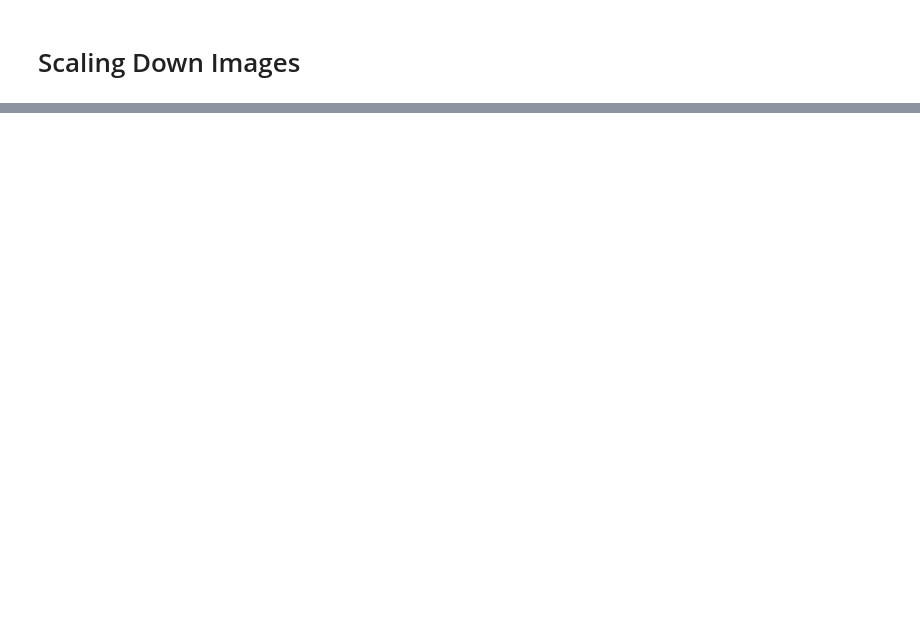
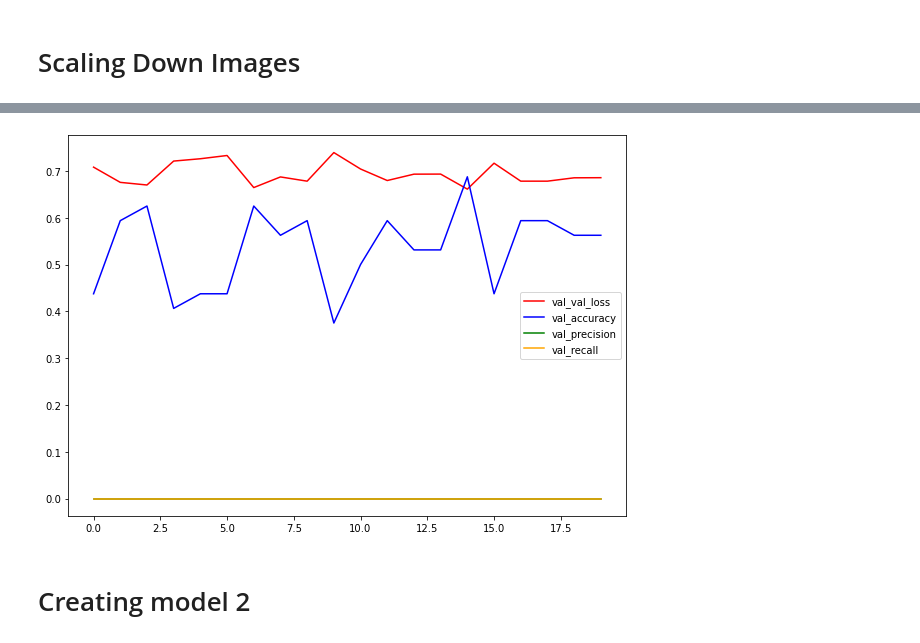
Before and after one commit to AndriievskyiN/bee_swarming_detection, a Jupyter notebook: main.ipynb, the cells around one changed output, grey strips where cells are left out. Saved outputs shown, nothing was run; the diff lists cells and outputs as text; code cells hidden in the pictures; blank space fills up the shorter version.

```diff
--- a/main.ipynb
+++ b/main.ipynb
@@ -91,0 +191,12 @@ batch = data.as_numpy_iterator().next()
+# %%
+hist1_df = pd.DataFrame(hist1.history)
+plt.figure(figsize=(10,7))
+plt.plot(hist1_df["val_loss"],label="val_val_loss", color="red")
+plt.plot(hist1_df["val_accuracy"], label="val_accuracy", c="blue")
+plt.plot(hist1_df["val_precision_1"], label="val_precision", c="green")
+plt.plot(hist1_df["val_recall_1"], label="val_recall", c="orange")
+plt.legend();
+# %% [output]
+[figure, added]
+# %% [markdown]
+# Creating model 2
```
Also changed, not shown: parts of 23 cells of this notebook, 8 other files.
